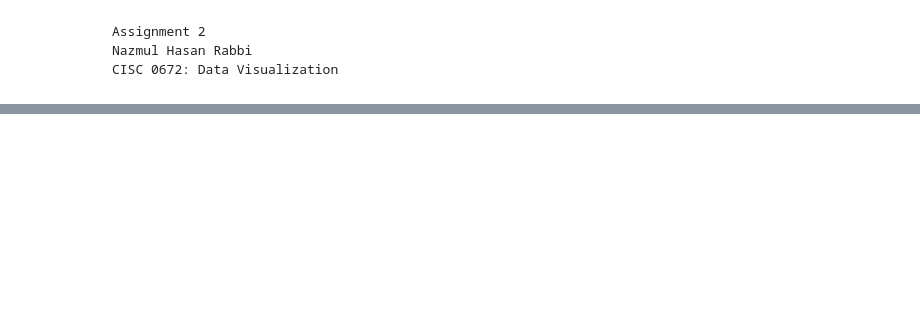
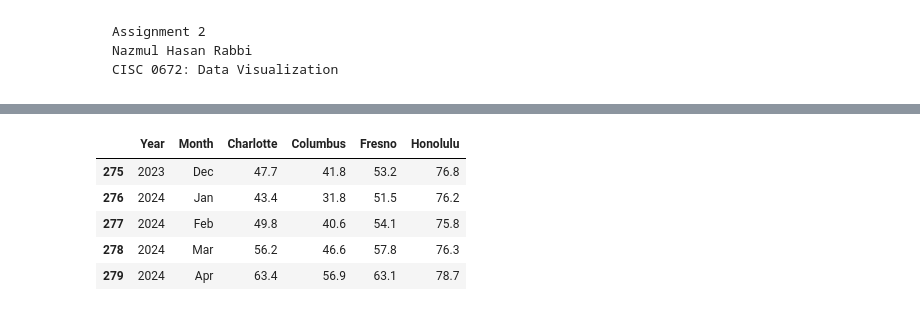
Before and after one commit to nrx33/CISC-0672-Data-Visualization, a Jupyter notebook: assignment_2/nazmul_assignment_2.ipynb, the cells around one changed output, grey strips where cells are left out. Drawn from its saved outputs; the diff is of its cells as text; code cells hidden in the pictures; blank space fills up the shorter version.

```diff
--- a/assignment_2/nazmul_assignment_2.ipynb
+++ b/assignment_2/nazmul_assignment_2.ipynb
@@ -41,0 +24,6 @@ The following image results from the function call:
+# %%
+# reading in my temp dataset (2001 Jan - 2024 Apr), it was combined using excel
+df = pd.read_csv('./data/cityTempsSeries.csv')
+
+# seeing the first few rows of the dataset
+df.head()
@@ -41,0 +37,22 @@ The following image results from the function call:
+# %%
+# Convert the Date column to datetime
+df.Date = pd.to_datetime(df.Date, format='%Y%m')
+
+# Extract the year and month from the Date column
+df['Year'], df['Month'] = df['Date'].dt.year, df['Date'].dt.month.apply(lambda x: calendar.month_abbr[x])
+
+# Drop the Date column
+df.drop(columns='Date', inplace=True)
+
+# Reorder the columns
+df = df[['Year', 'Month'] + [col for col in df.columns if col not in ['Year', 'Month']]]
+
+# See the last few rows of the updated dataset
+df.tail()
+# %% [output]
+|  | Year | Month | Charlotte | Columbus | Fresno | Honolulu |
+| 275 | 2023 | Dec | 47.7 | 41.8 | 53.2 | 76.8 |
+| 276 | 2024 | Jan | 43.4 | 31.8 | 51.5 | 76.2 |
+| 277 | 2024 | Feb | 49.8 | 40.6 | 54.1 | 75.8 |
+| 278 | 2024 | Mar | 56.2 | 46.6 | 57.8 | 76.3 |
+| 279 | 2024 | Apr | 63.4 | 56.9 | 63.1 | 78.7 |
```
Also changed, not shown: parts of 17 cells of this notebook, 2 other files.
